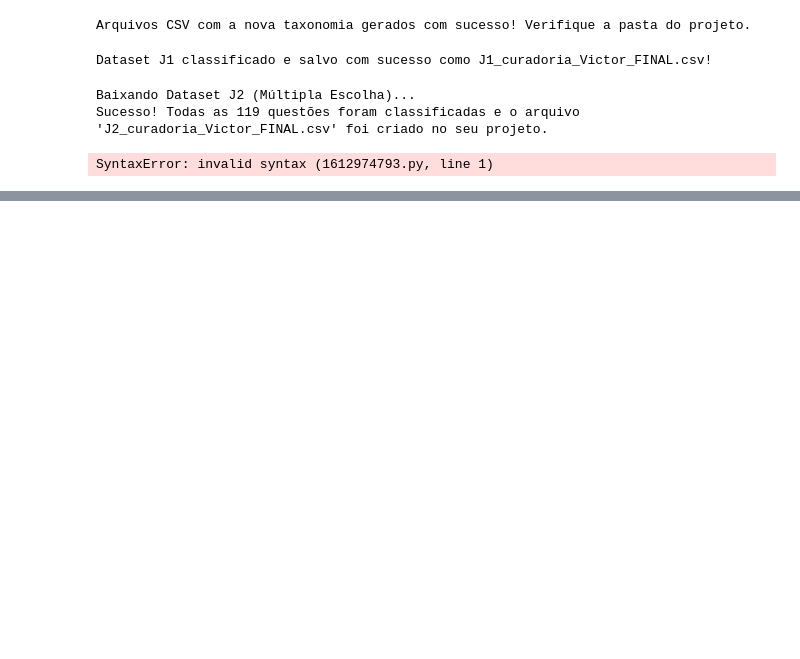
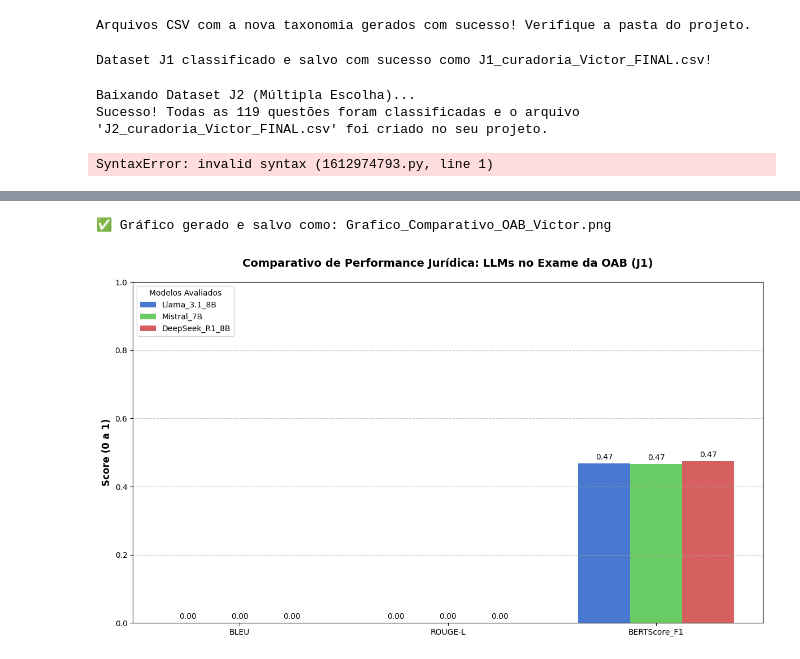
Before and after one commit to Leomascarenhas91/Topicos_Avancados_2026-1_Equipe_JUD_3_Victor_atividade1, a Jupyter notebook: Atividade1_Victor.ipynb, the cells around one changed output, grey strips where cells are left out. Drawn from its saved outputs; the diff is of its cells as text; code cells hidden in the pictures; blank space fills up the shorter version.

```diff
--- a/Atividade1_Victor.ipynb
+++ b/Atividade1_Victor.ipynb
@@ -299,0 +510,55 @@ print("Arquivo gerado: J1_inferencia_Victor_ANALITICA.csv")
+# %%
+import pandas as pd
+import matplotlib.pyplot as plt
+import numpy as np
+
+# 1. Carregar os dados das métricas
+df_metrics = pd.read_csv("J1_metricas_finais_Victor.csv")
+
+# 2. Configurar o estilo do gráfico
+plt.style.use('seaborn-v0_8-muted') # Estilo limpo e profissional
+fig, ax = plt.subplots(figsize=(12, 7))
+
+# Definir as métricas que vamos plotar (focando nas principais)
+metricas = ['BLEU', 'ROUGE-L', 'BERTScore_F1']
+modelos = df_metrics['Modelo'].tolist()
+
+# Configuração das barras
+x = np.arange(len(metricas))  # Localização das métricas no eixo X
+width = 0.25  # Largura das barras
+
+# 3. Criar as barras para cada modelo
+for i, modelo in enumerate(modelos):
+    valores = df_metrics.iloc[i][metricas].values
+    ax.bar(x + i*width, valores, width, label=modelo)
+
+# 4. Personalização Visual
+ax.set_ylabel('Score (0 a 1)', fontsize=12, fontweight='bold')
+ax.set_title('Comparativo de Performance Jurídica: LLMs no Exame da OAB (J1)', fontsize=14, pad=20, fontweight='bold')
+ax.set_xticks(x + width, metricas)
+ax.legend(title="Modelos Avaliados", loc='upper left')
+ax.set_ylim(0, 1.0) # Escala de 0 a 1 para facilitar a leitura de porcentagem
+ax.grid(axis='y', linestyle='--', alpha=0.7)
+
+# Adicionar os valores exatos em cima das barras
+def autolabel(rects):
+    for rect in rects:
+        height = rect.get_height()
+        ax.annotate(f'{height:.2f}',
+                    xy=(rect.get_x() + rect.get_width() / 2, height),
+                    xytext=(0, 3),
+                    textcoords="offset points",
+                    ha='center', va='bottom', fontsize=9)
+
+# Aplicar labels
+for container in ax.containers:
+    ax.bar_label(container, fmt='%.2f', padding=3)
+
+plt.tight_layout()
+
+# 5. Salvar o gráfico
+plt.savefig("Grafico_Comparativo_OAB_Victor.png", dpi=300)
+print("✅ Gráfico gerado e salvo como: Grafico_Comparativo_OAB_Victor.png")
+# %% [output]
+✅ Gráfico gerado e salvo como: Grafico_Comparativo_OAB_Victor.png
+[figure, added]
```
Also changed, not shown: parts of 8 cells of this notebook.
